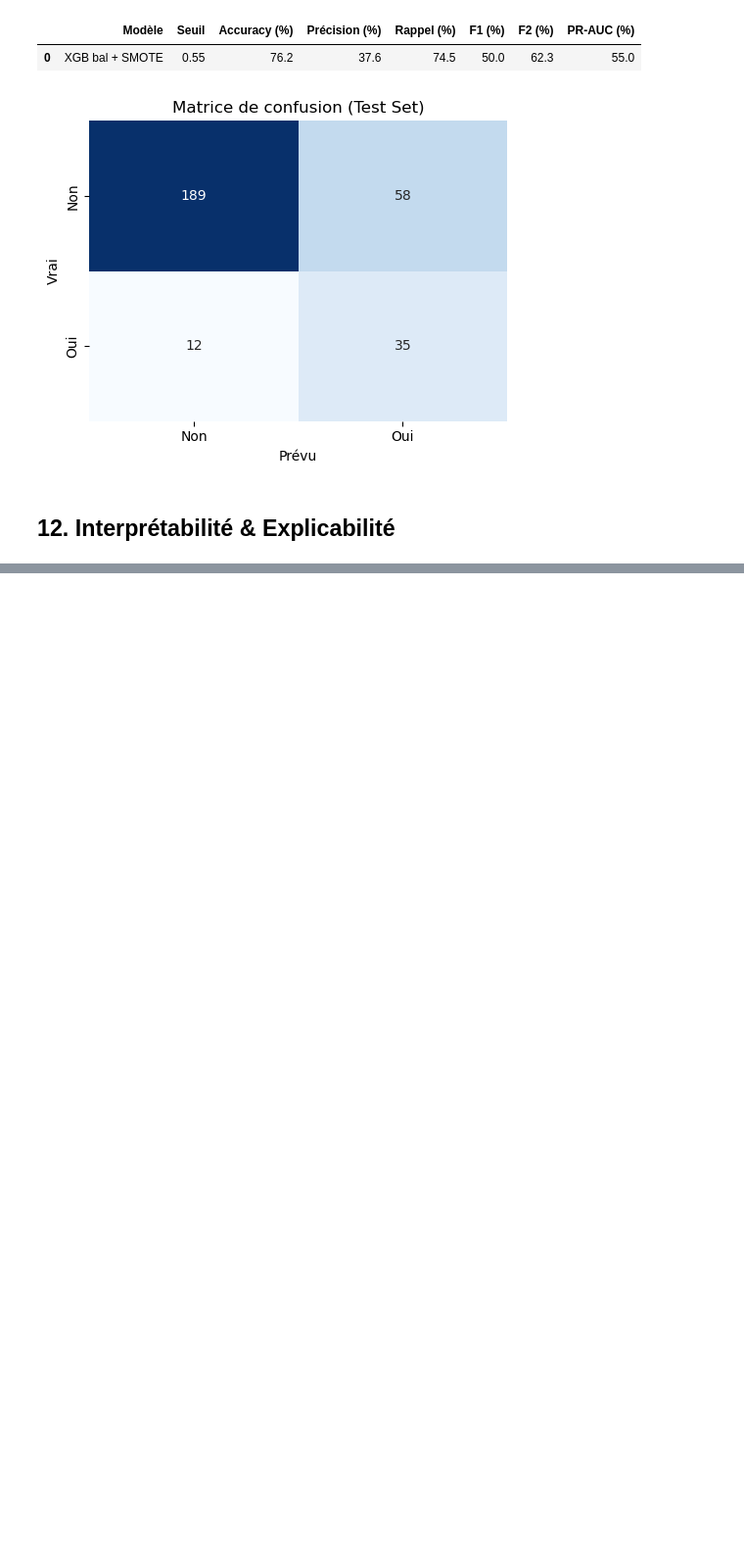
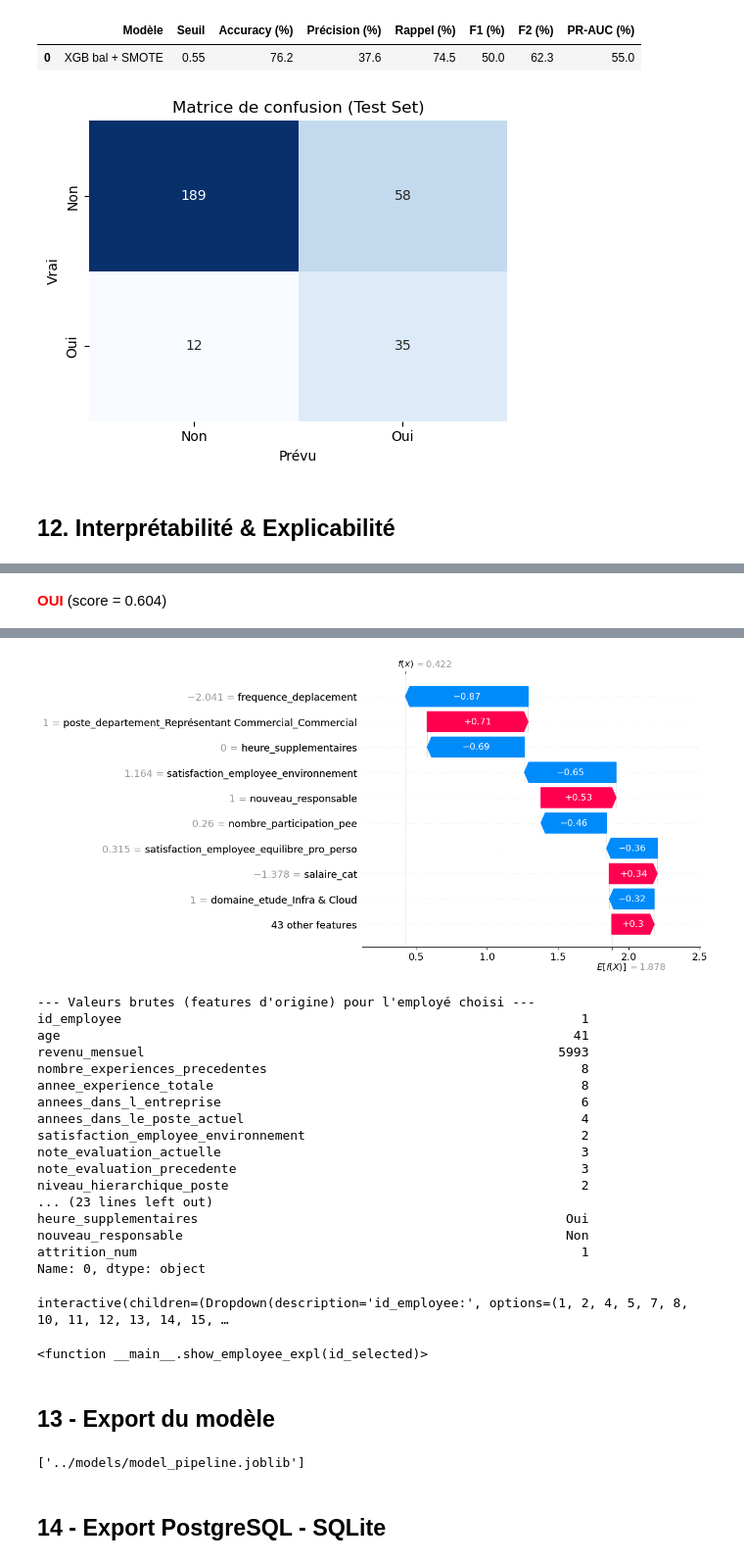
Before and after one commit to Kisai-DG-SLU/attrition-esn-model, a Jupyter notebook: notebooks/01_notebook.ipynb, the cells around one changed output, grey strips where cells are left out. Shown at 98% size. Saved outputs shown, nothing was run; the diff lists cells and outputs as text; code cells hidden in the pictures; blank space fills up the shorter version.

```diff
--- a/notebooks/01_notebook.ipynb
+++ b/notebooks/01_notebook.ipynb
@@ -458,6 +468,10 @@ Features ajoutées
 # %% [markdown]
 ### Features list
 # %%
+features_id = [
+    'id_employee'
+]
+
 features_num = [ #(23)
     'age',
     'revenu_mensuel',
@@ -518,5 +532,5 @@ features_bin = [ #(3)
 # Target encodée
 target = 'attrition_num'
 
-all_features = features_num + features_ord + features_cat + features_bin + [target]
+all_features = features_id + features_num + features_ord + features_cat + features_bin + [target]
 data_subset = df_central[all_features].copy()
@@ -522,0 +727,8 @@ data_subset = df_central[all_features].copy()
+# %%
+engine = create_engine(
+    f"postgresql+psycopg2://{credentials['admin']['user']}:{credentials['admin']['password']}@{db_host}:{db_port}/{db_name}"
+)
+query = "SELECT * FROM raw;"
+df = pd.read_sql(query, engine)
+
+df.head()
@@ -524,10 +763,12 @@ data_subset = df_central[all_features].copy()
 ### Split des données
 # %%
 # Target
-y = (df_central[target])
+y = (df[target])
 
 # Séparation des features explicatives et de la target
-X = data_subset.drop(columns=[target])
+X = df.drop(columns=[target])
+# Suppression de l'ID employé qui ne sert pas à la prediction
+X = X.drop(columns=["id_employee"])
 
 # Split stratifié
 X_train, X_test, y_train, y_test = train_test_split(
@@ -874,0 +1177,32 @@ shap.plots.waterfall(expl_non)
+# %%
+# id_employee_list = liste des ID depuis le DataFrame brut, dans le bon ordre
+id_employee_list = df['id_employee'].tolist()
+id_selector = widgets.Dropdown(options=id_employee_list, description='id_employee:')
+
+def show_employee_expl(id_selected):
+    # Récupère la position de l'id dans la liste (car l'ordre est celui de X, y_pred, etc.)
+    idx = id_employee_list.index(id_selected)
+
+    score = y_proba_test[idx]
+    pred = "OUI" if y_pred_test[idx] == 1 else "NON"
+    color = "red" if pred == "OUI" else "green"
+    display(HTML(f"<b><span style='color:{color};'>{pred}</span></b> (score = {score:.3f})"))
+
+    # Waterfall SHAP
+    shap.initjs()
+    explainer = shap.TreeExplainer(model_pipeline.named_steps['clf'])
+    expl = shap.Explanation(
+        values=explainer.shap_values(X_test_processed)[idx],
+        base_values=explainer.expected_value,
+        data=X_test_processed[idx],
+        feature_names=feature_names_transformed
+    )
+    shap.plots.waterfall(expl)
+
+    print("--- Valeurs brutes (features d'origine) pour l'employé choisi ---")
+    print(df.iloc[idx])
+    print()
+
+widgets.interact(show_employee_expl, id_selected=id_selector)
+# %% [output]
+OUI (score = 0.604)
@@ -874,0 +1210,28 @@ shap.plots.waterfall(expl_non)
+[figure, added]
+--- Valeurs brutes (features d'origine) pour l'employé choisi ---
+id_employee                                                            1
+age                                                                   41
+revenu_mensuel                                                      5993
+nombre_experiences_precedentes                                         8
+annee_experience_totale                                                8
+annees_dans_l_entreprise                                               6
+annees_dans_le_poste_actuel                                            4
+satisfaction_employee_environnement                                    2
+note_evaluation_actuelle                                               3
+note_evaluation_precedente                                             3
+niveau_hierarchique_poste                                              2
+... (23 lines left out)
+heure_supplementaires                                                Oui
+nouveau_responsable                                                  Non
+attrition_num                                                          1
+Name: 0, dtype: object
+interactive(children=(Dropdown(description='id_employee:', options=(1, 2, 4, 5, 7, 8, 10, 11, 12, 13, 14, 15, …
+<function __main__.show_employee_expl(id_selected)>
+# %% [markdown]
+## 13 - Export du modèle
+# %%
+joblib.dump(model_pipeline, "../models/model_pipeline.joblib")
+# %% [output]
+['../models/model_pipeline.joblib']
+# %% [markdown]
+## 14 - Export PostgreSQL - SQLite
```
Also changed, not shown: parts of 13 cells of this notebook, 12 other files.
